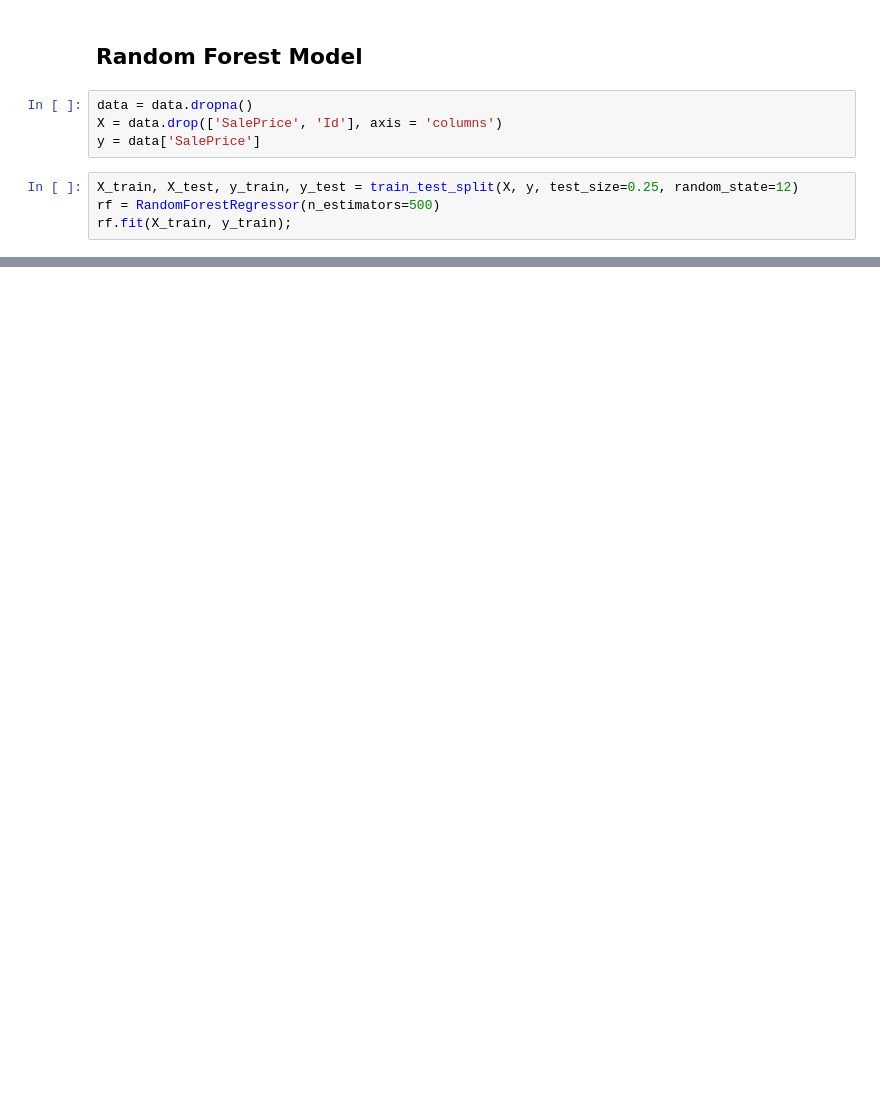
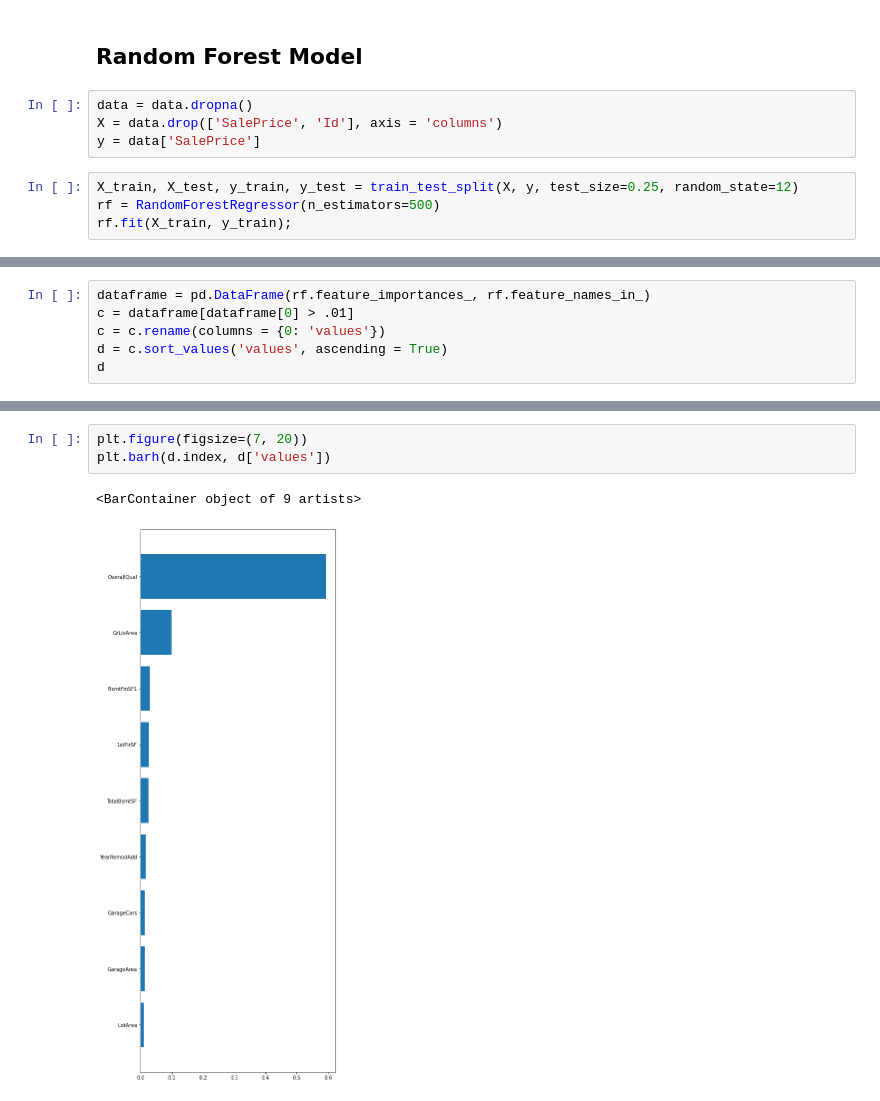
Before and after one commit to UCB-stat-159-s22/hw07-group27, a Jupyter notebook: main.ipynb, the cells around one changed output, grey strips where cells are left out. Cells and saved outputs as stored; diff of their text form; blank space fills up the shorter version.

```diff
--- a/main.ipynb
+++ b/main.ipynb
@@ -165,0 +224,6 @@ plt.barh(rf.feature_names_in_, rf.feature_importances_)
+# %%
+dataframe = pd.DataFrame(rf.feature_importances_, rf.feature_names_in_)
+c = dataframe[dataframe[0] > .01]
+c = c.rename(columns = {0: 'values'})
+d = c.sort_values('values', ascending = True)
+d
@@ -165,0 +241,6 @@ plt.barh(rf.feature_names_in_, rf.feature_importances_)
+# %%
+plt.figure(figsize=(7, 20))
+plt.barh(d.index, d['values'])
+# %% [output]
+<BarContainer object of 9 artists>
+[figure, added]
```
Also changed, not shown: parts of 15 cells of this notebook.
